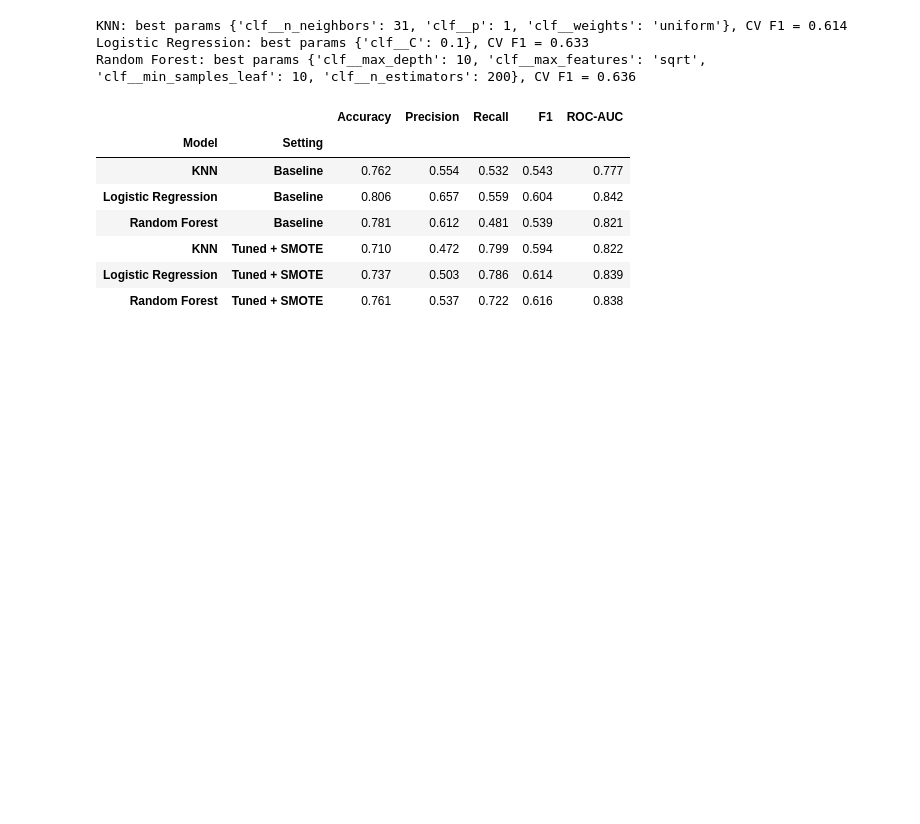
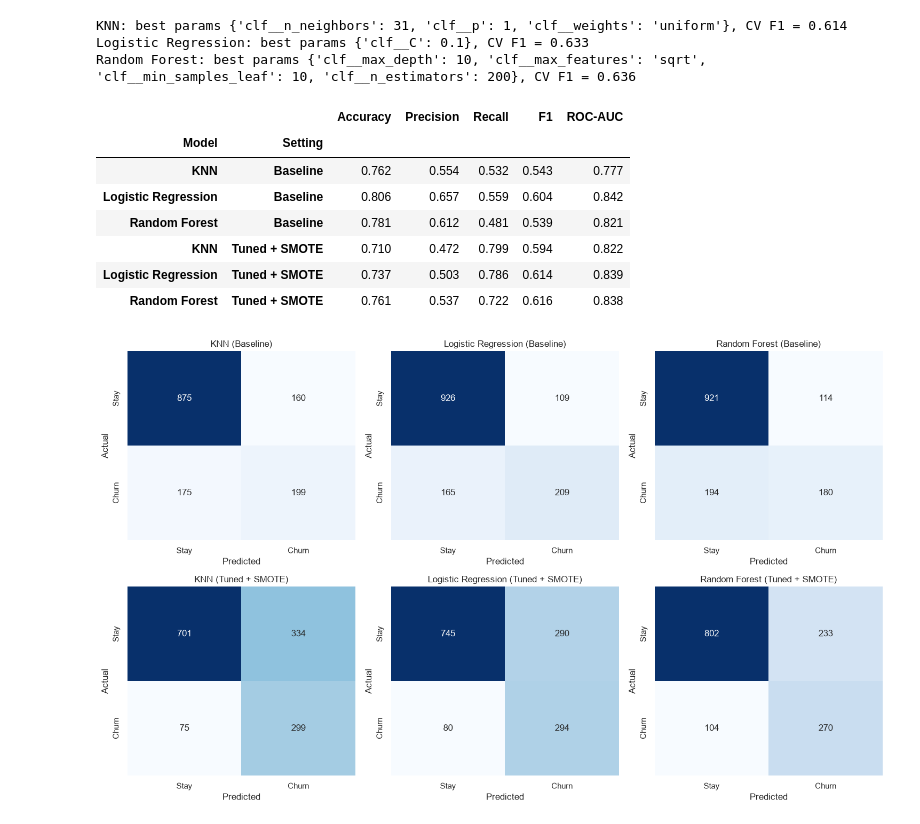
Before and after one commit to TTT-080521/telco-churn-prediction, a Jupyter notebook: notebooks/02_modelling.ipynb, the cells around one changed output. Drawn from its saved outputs; the diff is of its cells as text; code cells hidden in the pictures; blank space fills up the shorter version.

```diff
--- a/notebooks/02_modelling.ipynb
+++ b/notebooks/02_modelling.ipynb
@@ -145,3 +145,19 @@ results_df
 | KNN | Tuned + SMOTE | 0.710 | 0.472 | 0.799 | 0.594 | 0.822 |
 | Logistic Regression | Tuned + SMOTE | 0.737 | 0.503 | 0.786 | 0.614 | 0.839 |
 | Random Forest | Tuned + SMOTE | 0.761 | 0.537 | 0.722 | 0.616 | 0.838 |
+# %%
+fig, axes = plt.subplots(2, 3, figsize=(15, 9))
+for row, (setting, mdict) in enumerate([("Baseline", baseline_models),
+                                        ("Tuned + SMOTE", tuned_models)]):
+    for col, (name, m) in enumerate(mdict.items()):
+        cm = confusion_matrix(y_test, m.predict(X_test))
+        sns.heatmap(cm, annot=True, fmt="d", cmap="Blues", cbar=False, ax=axes[row, col],
+                    xticklabels=["Stay", "Churn"], yticklabels=["Stay", "Churn"])
+        axes[row, col].set_title(f"{name} ({setting})")
+        axes[row, col].set_xlabel("Predicted")
+        axes[row, col].set_ylabel("Actual")
+plt.tight_layout()
+plt.savefig(FIG_DIR / "06_confusion_matrices.png", dpi=150)
+plt.show()
+# %% [output]
+[figure, added]
```
Also changed, not shown: parts of 4 cells of this notebook, 7 other files.
